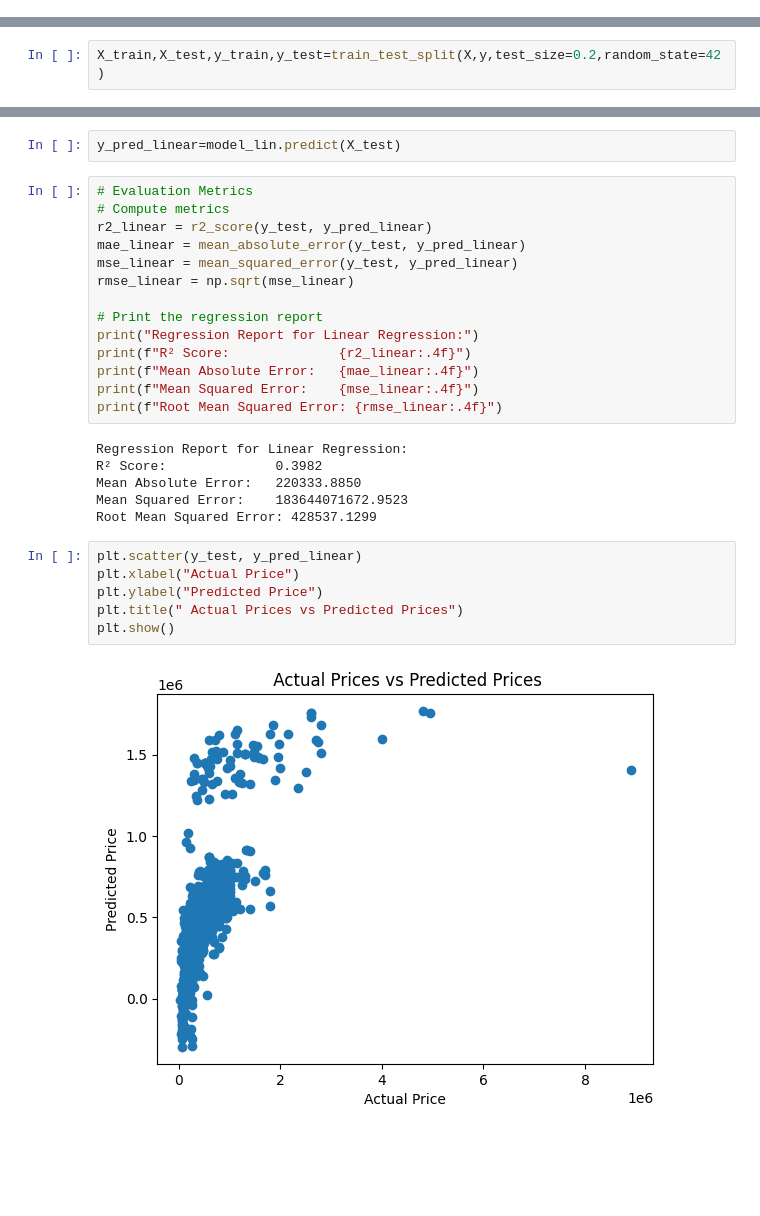
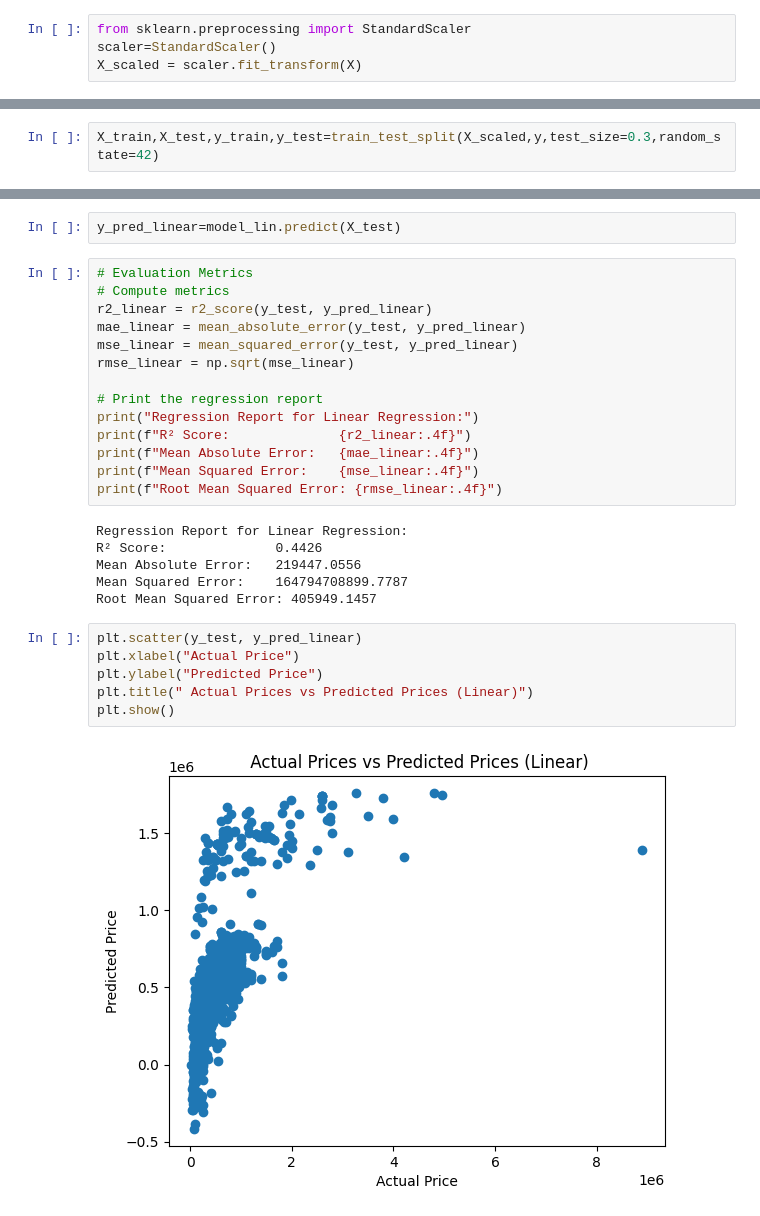
Before and after one commit to bainash10/Car-Price-Prediction-using-Linear-and-Lasso-Regression, a Jupyter notebook: main.ipynb, the cells around one changed output, grey strips where cells are left out. Drawn from its saved outputs; the diff is of its cells as text; blank space fills up the shorter version.

```diff
--- a/main.ipynb
+++ b/main.ipynb
@@ -275,0 +278,4 @@ Name: selling_price, Length: 4340, dtype: int64
+# %%
+from sklearn.preprocessing import StandardScaler
+scaler=StandardScaler()
+X_scaled = scaler.fit_transform(X)
@@ -276,7 +298,7 @@ Name: selling_price, Length: 4340, dtype: int64
 # %% [markdown]
 # Splitting Training and Testing Data
 # %%
-X_train,X_test,y_train,y_test=train_test_split(X,y,test_size=0.2,random_state=42)
+X_train,X_test,y_train,y_test=train_test_split(X_scaled,y,test_size=0.3,random_state=42)
 # %%
 print(X_train.shape,X_test.shape,y_train.shape,y_test.shape)
 # %% [output]
@@ -352,18 +344,18 @@ print(f"Mean Squared Error:    {mse_linear:.4f}")
 print(f"Root Mean Squared Error: {rmse_linear:.4f}")
 # %% [output]
 Regression Report for Linear Regression:
-R² Score:              0.3982
-Mean Absolute Error:   220333.8850
-Mean Squared Error:    183644071672.9523
-Root Mean Squared Error: 428537.1299
+R² Score:              0.4426
+Mean Absolute Error:   219447.0556
+Mean Squared Error:    164794708899.7787
+Root Mean Squared Error: 405949.1457
 # %%
 plt.scatter(y_test, y_pred_linear)
 plt.xlabel("Actual Price")
 plt.ylabel("Predicted Price")
-plt.title(" Actual Prices vs Predicted Prices")
+plt.title(" Actual Prices vs Predicted Prices (Linear)")
 plt.show()
 # %% [output]
-[figure, old version]
+[figure, new version]
 # %%
 import seaborn as sns
 import pandas as pd
```
Also changed, not shown: parts of 27 cells of this notebook.
